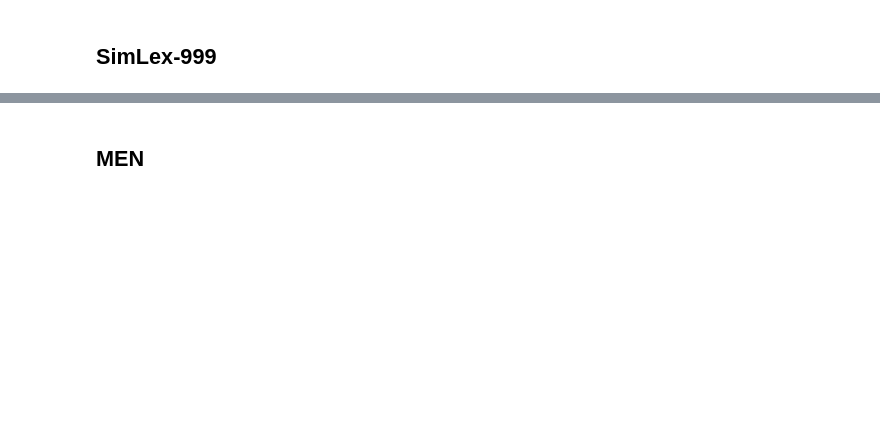
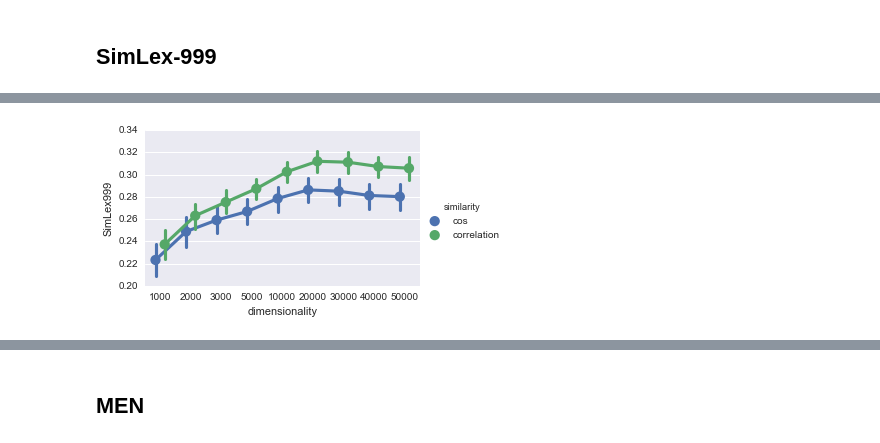
Before and after one commit to dimazest/thesis, a Jupyter notebook: supplement/parameter-selection.ipynb, the cells around one changed output, grey strips where cells are left out. Saved outputs shown, nothing was run; the diff lists cells and outputs as text; code cells hidden in the pictures; blank space fills up the shorter version.

Commit message:
Parameter selection for lexical datasets

```diff
--- a/supplement/parameter-selection.ipynb
+++ b/supplement/parameter-selection.ipynb
@@ -43,2 +17,4 @@ results.dropna(inplace=True)
+# %%
+results = t.read_results()
 # %% [markdown]
 # Max selection
@@ -367,0 +86,4 @@ heuristics_selection_simlex.set_index(['operator', 'dimensionality'], drop=False
+# %%
+parameters = [
+    'dimensionality', 'discr', 'cds', 'freq', 'neg', 'similarity',
+]
@@ -367,0 +98,14 @@ heuristics_selection_simlex.set_index(['operator', 'dimensionality'], drop=False
+# %%
+feature_ablation_simlex = t.calculate_feature_ablation(
+    responses=(
+        'SimLex999',
+        # 'men',
+    ),
+    predictors=parameters,
+    data=results,
+)
+
+# feature_ablation.plot(kind='barh')#.get_figure().savefig('figures/emnlp2013_turk-parameter-ablation.pdf')
+feature_ablation_simlex.sort_values(('partial R2', 'SimLex999'), ascending=False, inplace=True)
+
+feature_ablation_simlex.round(3)
@@ -367,0 +124,4 @@ heuristics_selection_simlex.set_index(['operator', 'dimensionality'], drop=False
+# %%
+t.plot_interaction(results, feature_ablation_simlex.index[0], 'SimLex999')
+# %% [output]
+[figure, added]
```
Also changed, not shown: parts of 74 cells of this notebook, 2 other files.
